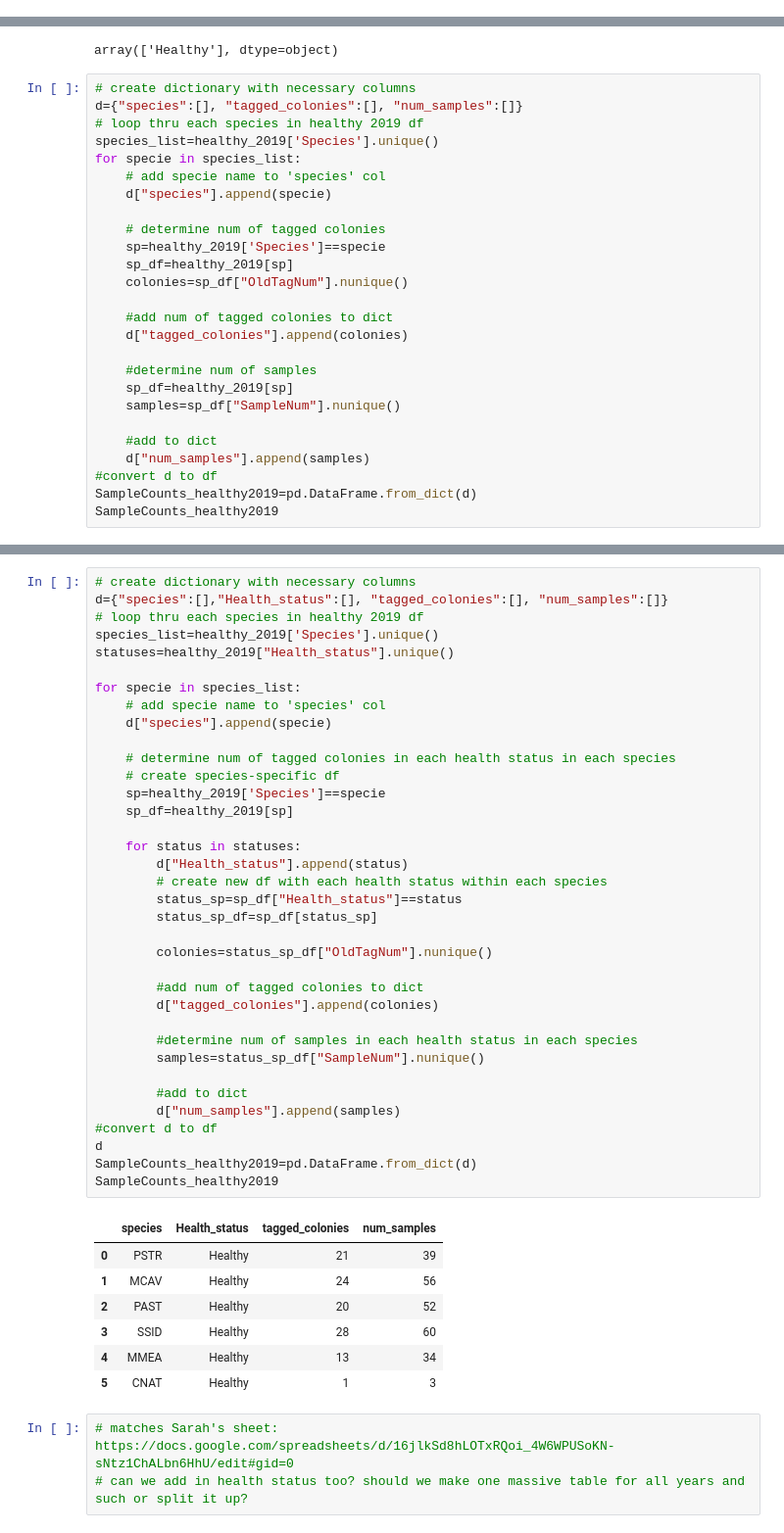
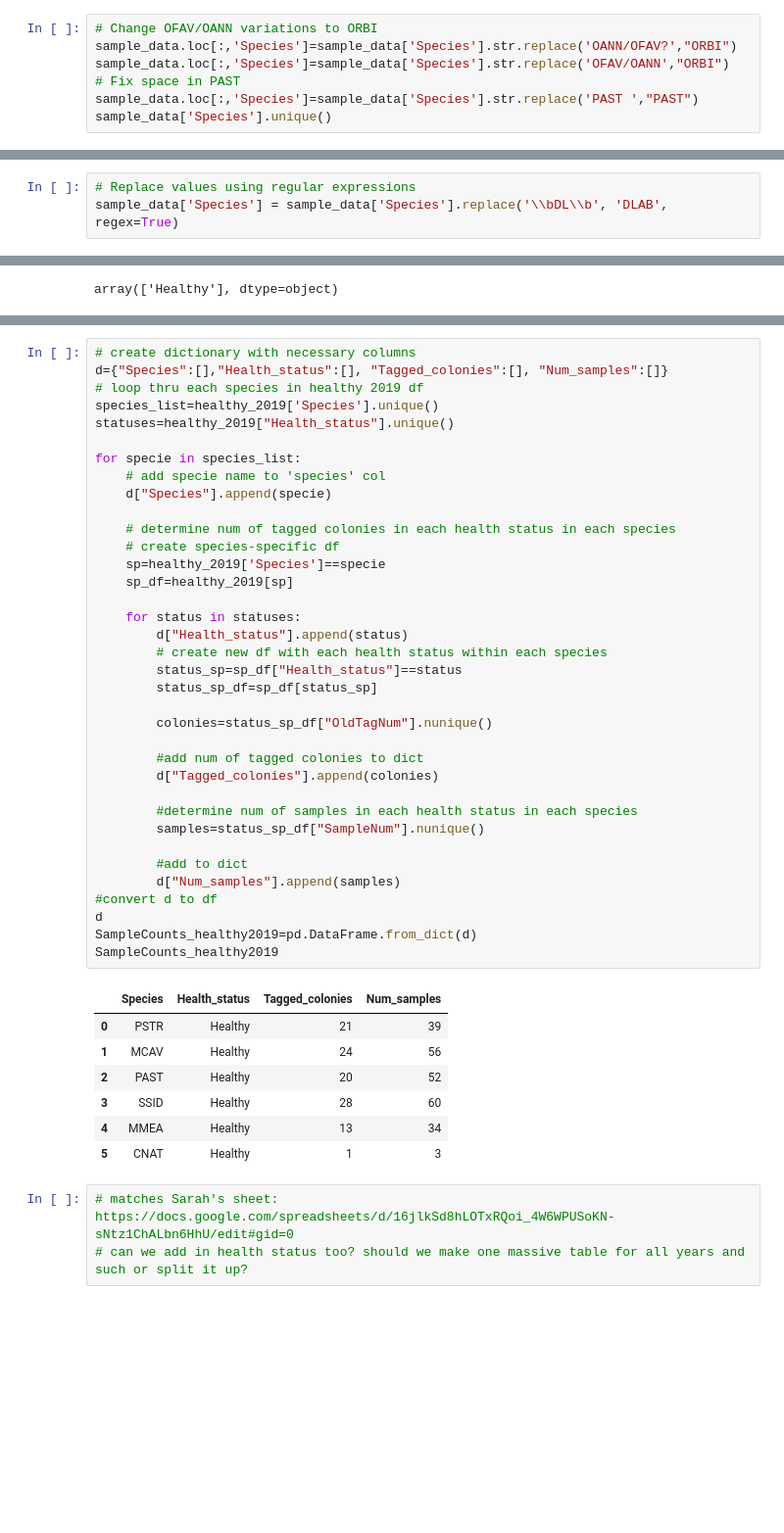
Before and after one commit to brookewicz/CBC_metagenomics, a Jupyter notebook: Demographics/SummaryStats.ipynb, the cells around one changed output, grey strips where cells are left out. Shown: that part at 98% size. Cells and saved outputs as stored; diff of their text form; blank space fills up the shorter version.

```diff
--- a/Demographics/SummaryStats.ipynb
+++ b/Demographics/SummaryStats.ipynb
@@ -208,0 +576,7 @@ nas_sample
+# %%
+# Change OFAV/OANN variations to ORBI
+sample_data.loc[:,'Species']=sample_data['Species'].str.replace('OANN/OFAV?',"ORBI")
+sample_data.loc[:,'Species']=sample_data['Species'].str.replace('OFAV/OANN',"ORBI")
+# Fix space in PAST
+sample_data.loc[:,'Species']=sample_data['Species'].str.replace('PAST ',"PAST")
+sample_data['Species'].unique()
@@ -208,0 +593,3 @@ nas_sample
+# %%
+# Replace values using regular expressions
+sample_data['Species'] = sample_data['Species'].replace('\\bDL\\b', 'DLAB', regex=True)
@@ -280,29 +689,3 @@ Total # of healthy sampled COLONIES in 2019: (107,)
 healthy_2019["Health_status"].unique()
 # %% [output]
 array(['Healthy'], dtype=object)
-# %%
-# create dictionary with necessary columns
-d={"species":[], "tagged_colonies":[], "num_samples":[]}
-# loop thru each species in healthy 2019 df
-species_list=healthy_2019['Species'].unique()
-for specie in species_list:
-    # add specie name to 'species' col
-    d["species"].append(specie)
-
-    # determine num of tagged colonies
-    sp=healthy_2019['Species']==specie
-    sp_df=healthy_2019[sp]
-    colonies=sp_df["OldTagNum"].nunique()
-
-    #add num of tagged colonies to dict
-    d["tagged_colonies"].append(colonies)
-
-    #determine num of samples
-    sp_df=healthy_2019[sp]
-    samples=sp_df["SampleNum"].nunique()
-
-    #add to dict
-    d["num_samples"].append(samples)
-#convert d to df
-SampleCounts_healthy2019=pd.DataFrame.from_dict(d)
-SampleCounts_healthy2019
@@ -317,41 +692,41 @@ SampleCounts_healthy2019
 # %%
 # create dictionary with necessary columns
-d={"species":[],"Health_status":[], "tagged_colonies":[], "num_samples":[]}
+d={"Species":[],"Health_status":[], "Tagged_colonies":[], "Num_samples":[]}
 # loop thru each species in healthy 2019 df
 species_list=healthy_2019['Species'].unique()
 statuses=healthy_2019["Health_status"].unique()
 
 for specie in species_list:
     # add specie name to 'species' col
-    d["species"].append(specie)
+    d["Species"].append(specie)
 
     # determine num of tagged colonies in each health status in each species
     # create species-specific df
     sp=healthy_2019['Species']==specie
     sp_df=healthy_2019[sp]
 
     for status in statuses:
         d["Health_status"].append(status)
         # create new df with each health status within each species
         status_sp=sp_df["Health_status"]==status
         status_sp_df=sp_df[status_sp]
 
         colonies=status_sp_df["OldTagNum"].nunique()
 
         #add num of tagged colonies to dict
-        d["tagged_colonies"].append(colonies)
+        d["Tagged_colonies"].append(colonies)
 
         #determine num of samples in each health status in each species
         samples=status_sp_df["SampleNum"].nunique()
 
         #add to dict
-        d["num_samples"].append(samples)
+        d["Num_samples"].append(samples)
 #convert d to df
 d
 SampleCounts_healthy2019=pd.DataFrame.from_dict(d)
 SampleCounts_healthy2019
 # %% [output]
-|  | species | Health_status | tagged_colonies | num_samples |
+|  | Species | Health_status | Tagged_colonies | Num_samples |
 | 0 | PSTR | Healthy | 21 | 39 |
 | 1 | MCAV | Healthy | 24 | 56 |
 | 2 | PAST | Healthy | 20 | 52 |
```
Also changed, not shown: parts of 73 cells of this notebook, 1 other file.
